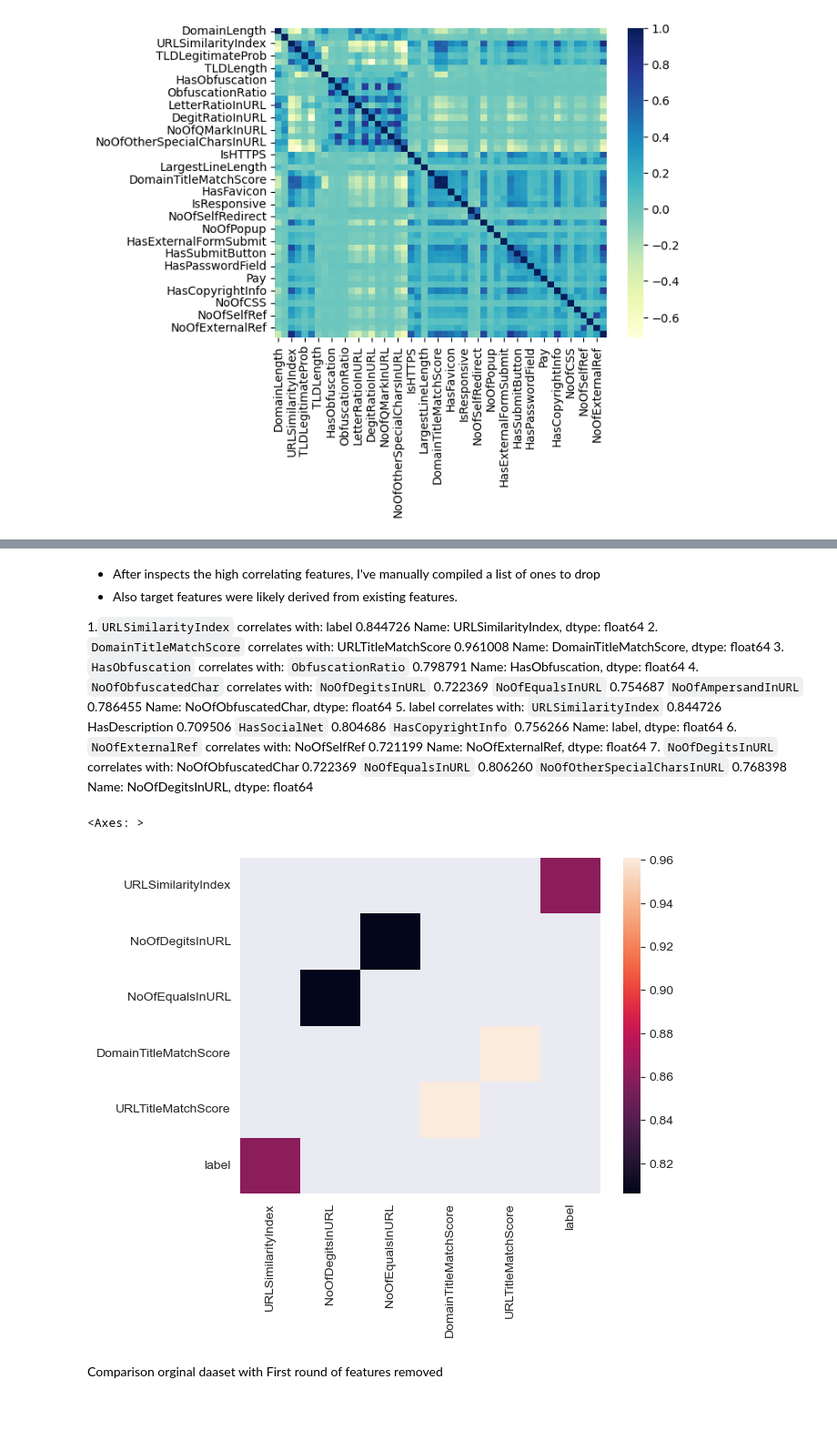
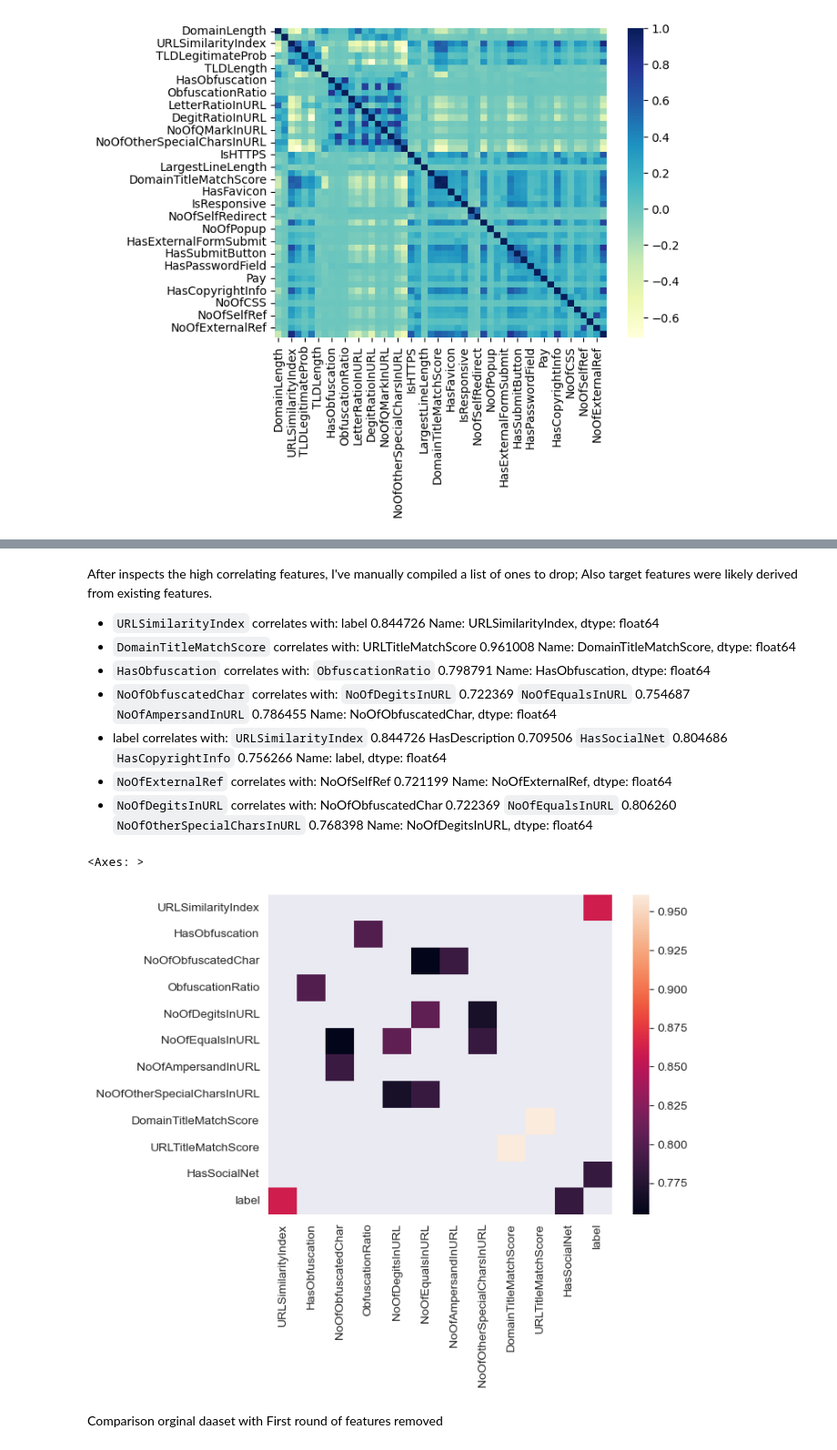
Before and after one commit to pmb-7684/Intro_MachineLearning, a Jupyter notebook: ML_final2025-2.ipynb, the cells around one changed output, grey strips where cells are left out. Shown at 91% size. Drawn from its saved outputs; the diff is of its cells as text; code cells hidden in the pictures; blank space fills up the shorter version.

```diff
--- a/ML_final2025-2.ipynb
+++ b/ML_final2025-2.ipynb
@@ -267,39 +268,32 @@ HasCopyrightInfo      0.743358
 Name: label, dtype: float64
 -------------------------------
 # %% [markdown]
-- After inspects the high correlating features, I've manually compiled a list of ones to drop
-- Also target features were likely derived from existing features.
+After inspects the high correlating features, I've manually compiled a list of ones to drop; Also target features were likely derived from existing features.
 
-1.`URLSimilarityIndex` correlates with:
+- `URLSimilarityIndex` correlates with:
 label    0.844726
 Name: URLSimilarityIndex, dtype: float64
-2.
-`DomainTitleMatchScore` correlates with:
+- `DomainTitleMatchScore` correlates with:
 URLTitleMatchScore    0.961008
 Name: DomainTitleMatchScore, dtype: float64
-3.
-`HasObfuscation` correlates with:
+- `HasObfuscation` correlates with:
 `ObfuscationRatio`   0.798791
 Name: HasObfuscation, dtype: float64
-4.
-`NoOfObfuscatedChar` correlates with:
+- `NoOfObfuscatedChar` correlates with:
 `NoOfDegitsInURL`       0.722369
 `NoOfEqualsInURL`       0.754687
 `NoOfAmpersandInURL`    0.786455
 Name: NoOfObfuscatedChar, dtype: float64
-5.
-label correlates with:
+- label correlates with:
 `URLSimilarityIndex`    0.844726
 HasDescription        0.709506
 `HasSocialNet`          0.804686
 `HasCopyrightInfo`     0.756266
 Name: label, dtype: float64
-6.
-`NoOfExternalRef` correlates with:
+- `NoOfExternalRef` correlates with:
 NoOfSelfRef    0.721199
 Name: NoOfExternalRef, dtype: float64
-7.
-`NoOfDegitsInURL` correlates with:
+- `NoOfDegitsInURL` correlates with:
 NoOfObfuscatedChar            0.722369
 `NoOfEqualsInURL`               0.806260
 `NoOfOtherSpecialCharsInURL`    0.768398
@@ -307,24 +301,24 @@ Name: NoOfDegitsInURL, dtype: float64
 # %%
 # again code from Data Mining Fall 2024 -
 
-# Get those who have a high correlation of .9 or higher
-high_corr = correlations[abs(correlations) >= .8]
+# Get those who have a high correlation of .75
+high_corr = correlations[abs(correlations) >= .75]
 
 # This is so we can drop the diagonal since it will be correlation of 1
 # Set it to null and we can drop it with the rest
 high_corr.replace(1, np.nan, inplace=True)
 
 # Drop rows and columns where they have no high correlation with anything
 high_corr.dropna(how='all', axis=0, inplace=True)
 high_corr.dropna(how='all', axis=1, inplace=True)
 
 # Due to the pallet having white and the missing correlations being white, lets darken the background
 sns.set_style('dark')
 
 sns.heatmap(high_corr)
 # %% [output]
 <Axes: >
-[figure, old version]
+[figure, new version]
 # %% [markdown]
 Comparison orginal daaset with First round of features removed
 # %%
```
Also changed, not shown: parts of 24 cells of this notebook.
